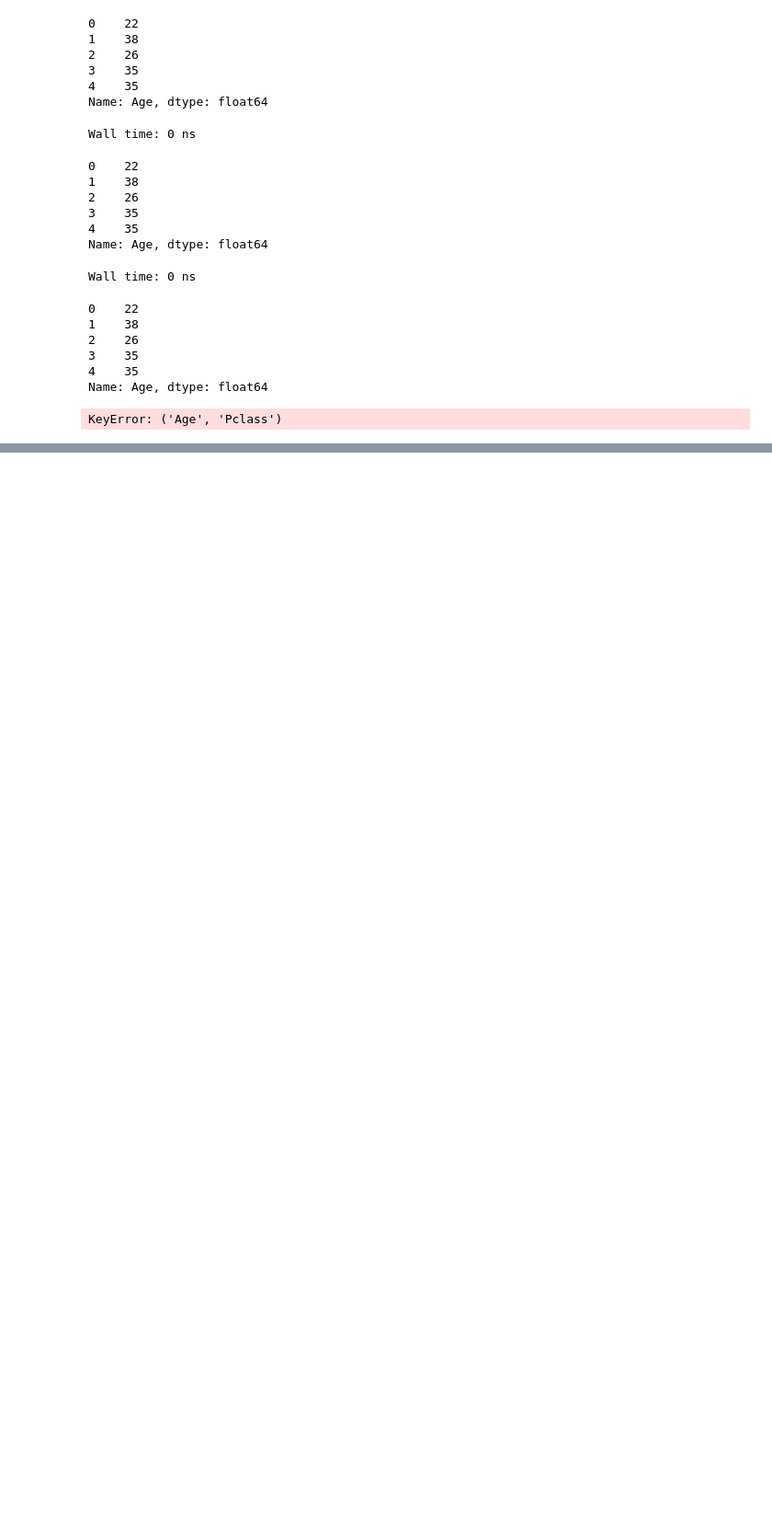
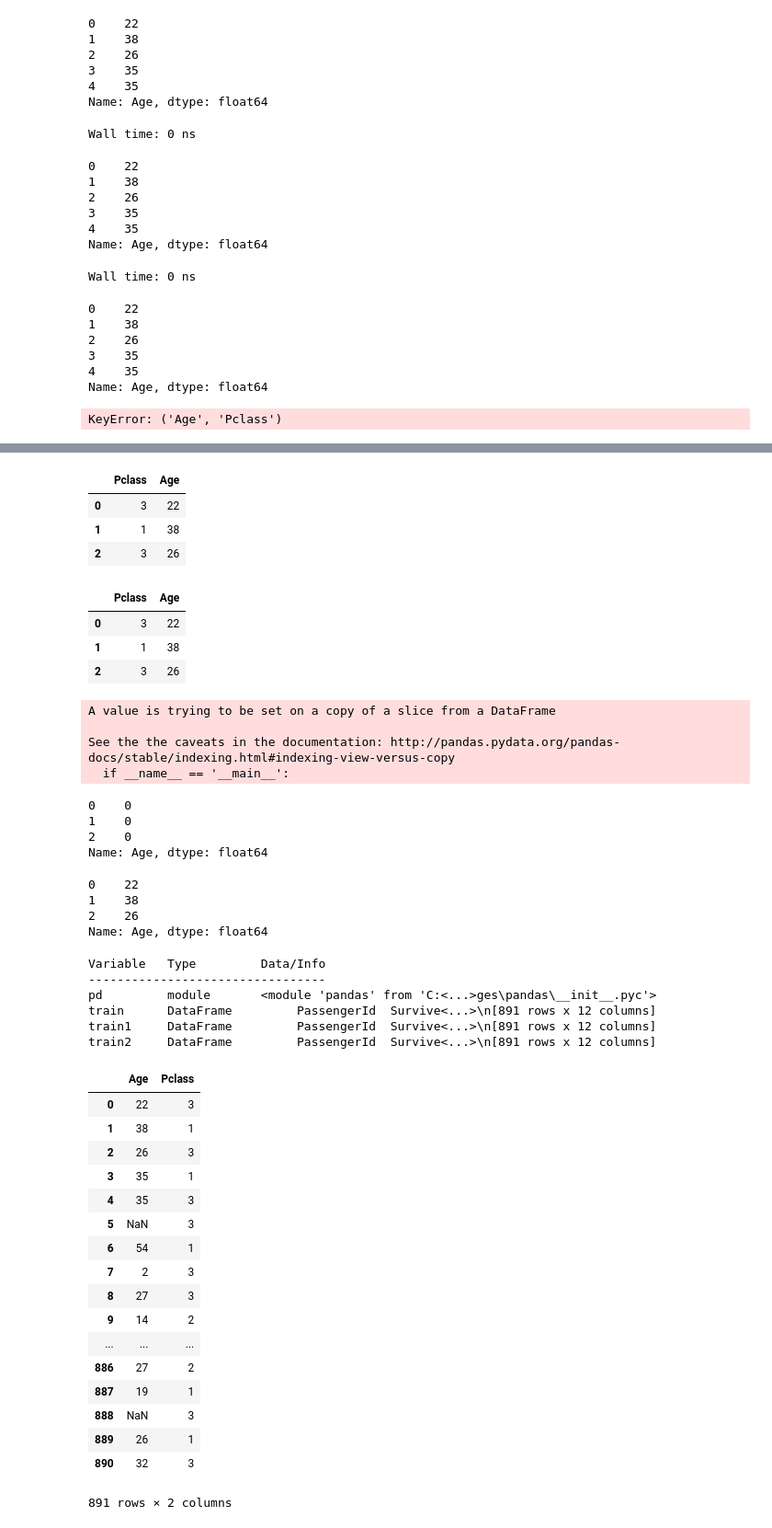
Before and after one commit to story645/ccny_software_carpentary, a Jupyter notebook: afternoon_session.ipynb, the cells around one changed output, grey strips where cells are left out. Shown at 92% size. Drawn from its saved outputs; the diff is of its cells as text; code cells hidden in the pictures; blank space fills up the shorter version.

```diff
--- a/afternoon_session.ipynb
+++ b/afternoon_session.ipynb
@@ -163,0 +184,16 @@ KeyError: ('Age', 'Pclass')
+# %%
+#subset arbitrary rows
+train[['Pclass','Age']][0:3] #indexes based on row indexes-first column in table
+# %% [output]
+|  | Pclass | Age |
+| 0 | 3 | 22 |
+| 1 | 1 | 38 |
+| 2 | 3 | 26 |
+# %%
+#0 can be omitted
+train[['Pclass','Age']][:3]
+# %% [output]
+|  | Pclass | Age |
+| 0 | 3 | 22 |
+| 1 | 1 | 38 |
+| 2 | 3 | 26 |
@@ -163,0 +208,21 @@ KeyError: ('Age', 'Pclass')
+# %%
+train1['Age'][0:3] = 0
+# %% [output]
+A value is trying to be set on a copy of a slice from a DataFrame
+
+See the the caveats in the documentation: http://pandas.pydata.org/pandas-docs/stable/indexing.html#indexing-view-versus-copy
+  if __name__ == '__main__':
+# %%
+train1['Age'][0:3] #changed these values
+# %% [output]
+0    0
+1    0
+2    0
+Name: Age, dtype: float64
+# %%
+train['Age'][0:3] #original untouched
+# %% [output]
+0    22
+1    38
+2    26
+Name: Age, dtype: float64
@@ -163,0 +232,32 @@ KeyError: ('Age', 'Pclass')
+# %%
+whos
+# %% [output]
+Variable   Type         Data/Info
+---------------------------------
+pd         module       <module 'pandas' from 'C:<...>ges\pandas\__init__.pyc'>
+train      DataFrame         PassengerId  Survive<...>\n[891 rows x 12 columns]
+train1     DataFrame         PassengerId  Survive<...>\n[891 rows x 12 columns]
+train2     DataFrame         PassengerId  Survive<...>\n[891 rows x 12 columns]
+# %%
+#use index based selections->under the hood it's more efficient
+#doesn't copy the data for the subset, is what's called a view on the data
+train.loc[:,["Age",'Pclass']]
+# %% [output]
+|  | Age | Pclass |
+| 0 | 22 | 3 |
+| 1 | 38 | 1 |
+| 2 | 26 | 3 |
+| 3 | 35 | 1 |
+| 4 | 35 | 3 |
+| 5 | NaN | 3 |
+| 6 | 54 | 1 |
+| 7 | 2 | 3 |
+| 8 | 27 | 3 |
+| 9 | 14 | 2 |
+| ... | ... | ... |
+| 886 | 27 | 2 |
+| 887 | 19 | 1 |
+| 888 | NaN | 3 |
+| 889 | 26 | 1 |
+| 890 | 32 | 3 |
+891 rows × 2 columns
```
Also changed, not shown: parts of 11 cells of this notebook.
